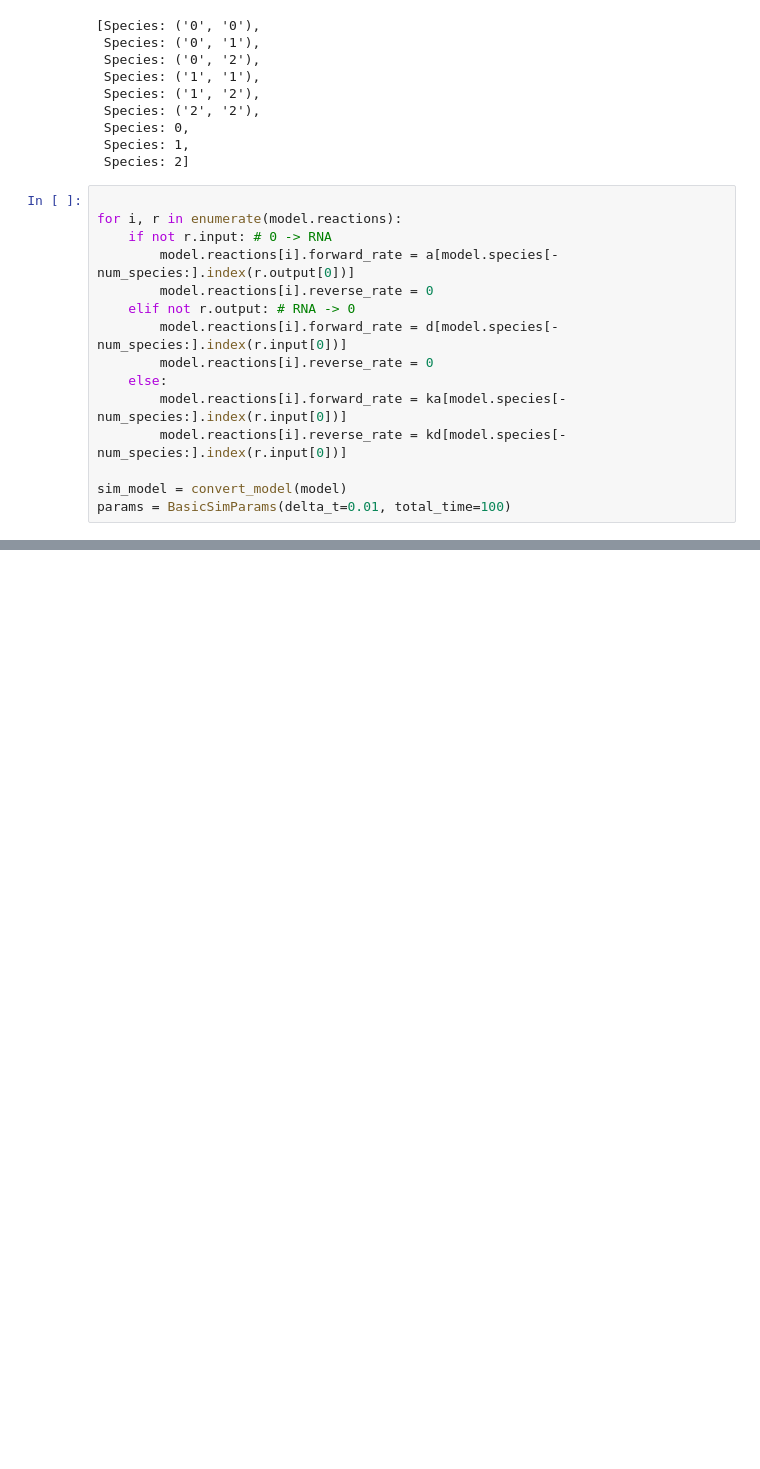
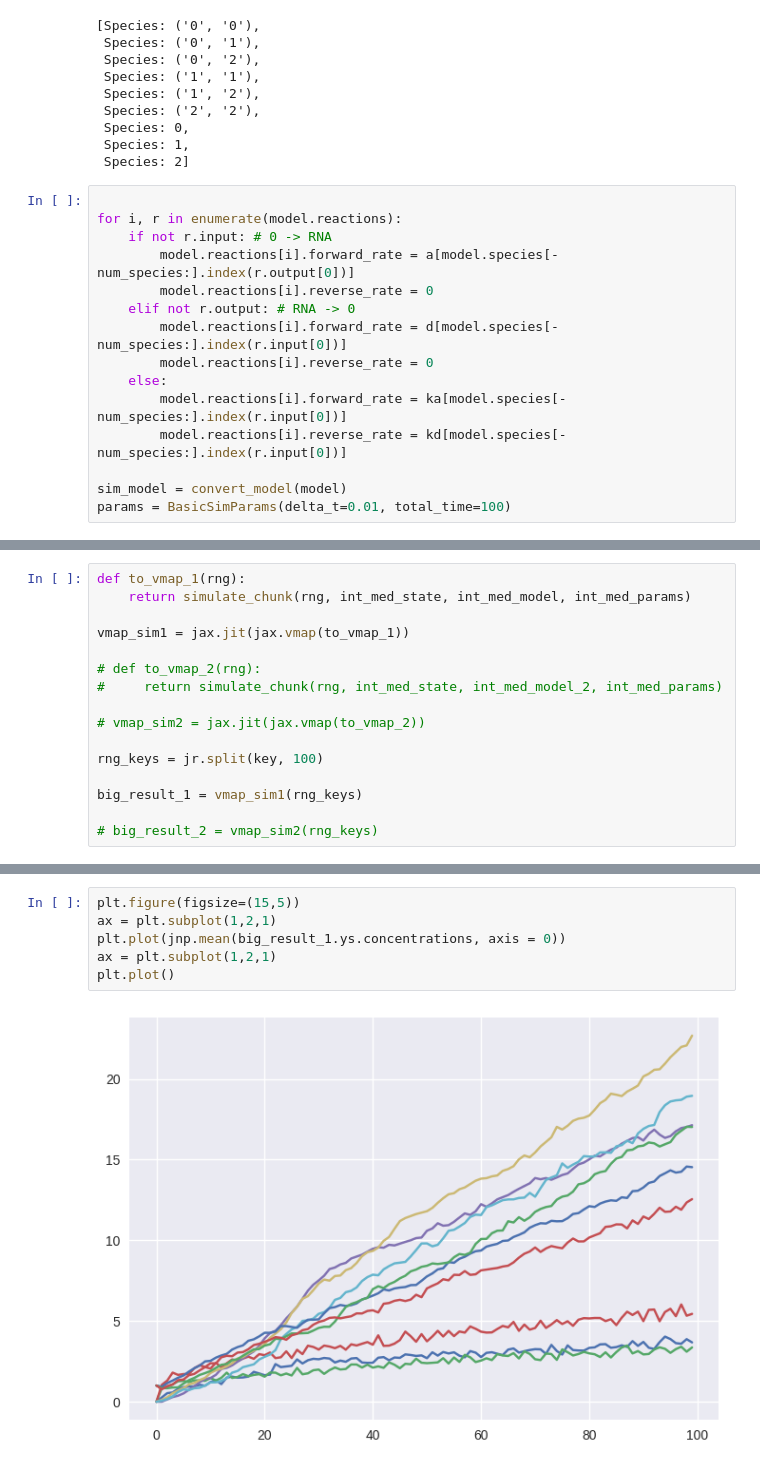
Before and after one commit to olive004/synbio_morpher, a Jupyter notebook: explanations/binding_energy_scan.ipynb, the cells around one changed output, grey strips where cells are left out. Cells and saved outputs as stored; diff of their text form; blank space fills up the shorter version.

```diff
--- a/explanations/binding_energy_scan.ipynb
+++ b/explanations/binding_energy_scan.ipynb
@@ -103,0 +137,16 @@ plt.plot(t[:till], results_species[:till, :])
+# %%
+def to_vmap_1(rng):
+    return simulate_chunk(rng, int_med_state, int_med_model, int_med_params)
+
+vmap_sim1 = jax.jit(jax.vmap(to_vmap_1))
+
+# def to_vmap_2(rng):
+#     return simulate_chunk(rng, int_med_state, int_med_model_2, int_med_params)
+
+# vmap_sim2 = jax.jit(jax.vmap(to_vmap_2))
+
+rng_keys = jr.split(key, 100)
+
+big_result_1 = vmap_sim1(rng_keys)
+
+# big_result_2 = vmap_sim2(rng_keys)
@@ -103,0 +161,8 @@ plt.plot(t[:till], results_species[:till, :])
+# %%
+plt.figure(figsize=(15,5))
+ax = plt.subplot(1,2,1)
+plt.plot(jnp.mean(big_result_1.ys.concentrations, axis = 0))
+ax = plt.subplot(1,2,1)
+plt.plot()
+# %% [output]
+[figure, added]
```
Also changed, not shown: parts of 14 cells of this notebook, 2 other files.
